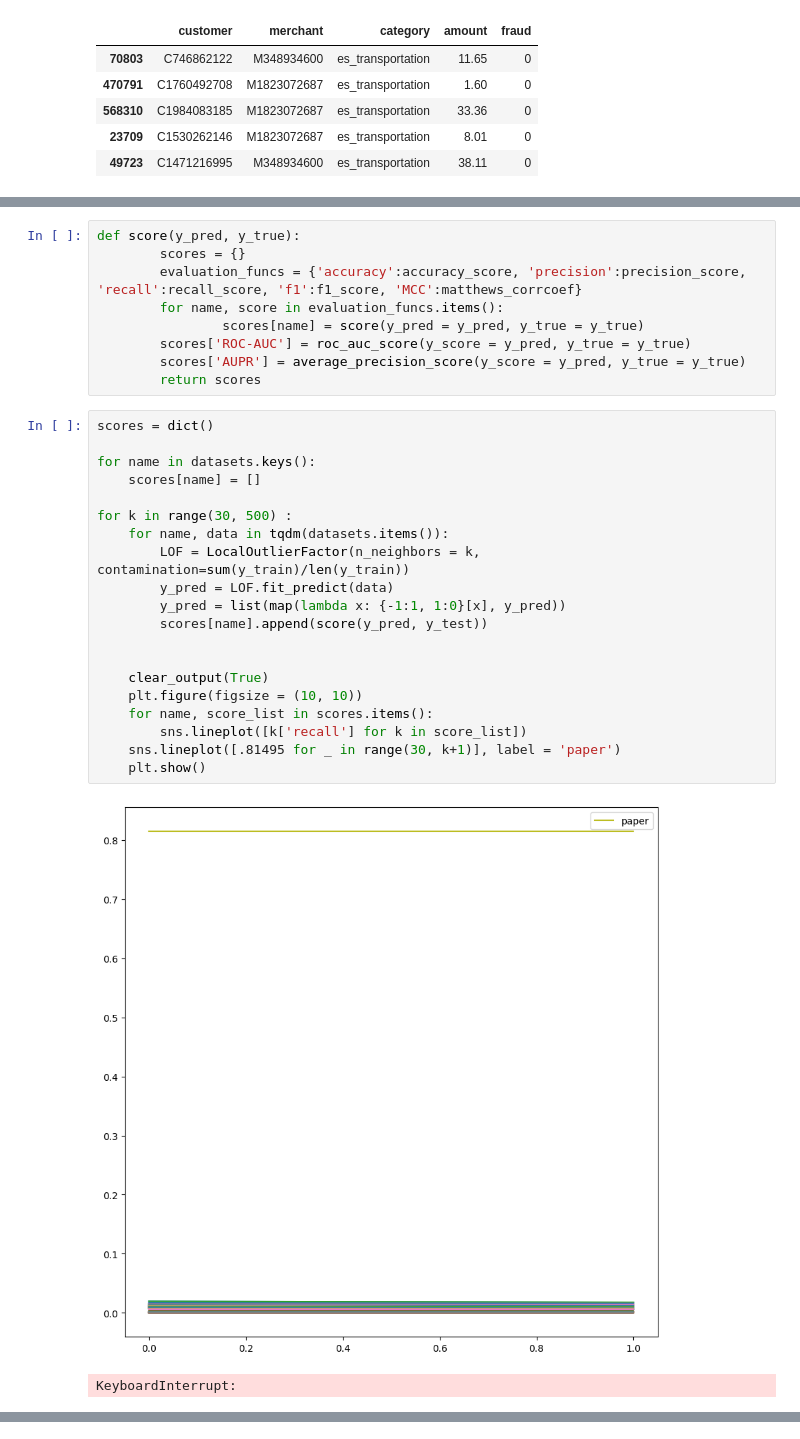
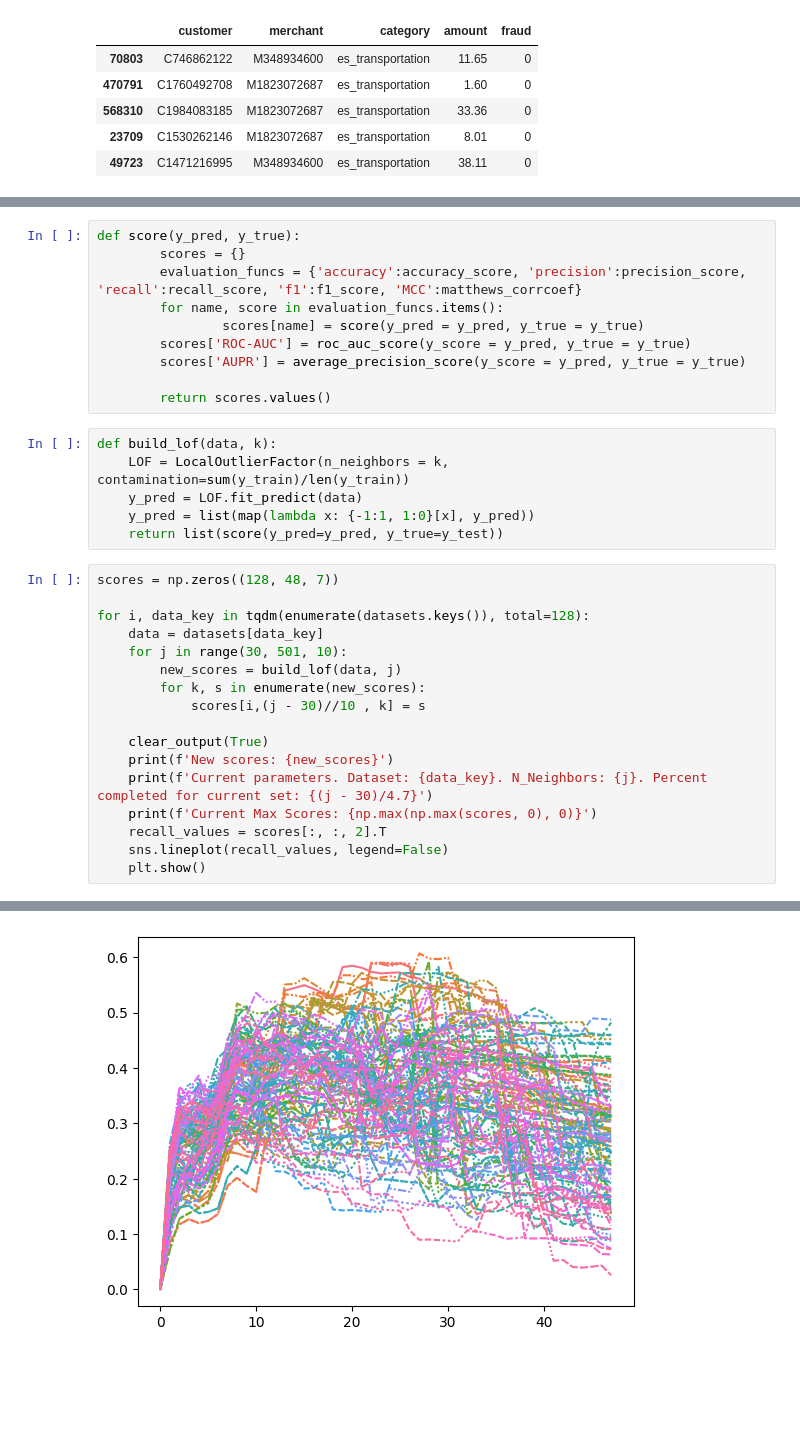
Before and after one commit to Mjh9122/fraud_detection, a Jupyter notebook: local_oultier_k_selection.ipynb, the cells around one changed output, grey strips where cells are left out. Saved outputs shown, nothing was run; the diff lists cells and outputs as text; blank space fills up the shorter version.

Commit message:
all_dataset still going

```diff
--- a/local_oultier_k_selection.ipynb
+++ b/local_oultier_k_selection.ipynb
@@ -95,27 +102,29 @@ def score(y_pred, y_true):
                 scores[name] = score(y_pred = y_pred, y_true = y_true)
         scores['ROC-AUC'] = roc_auc_score(y_score = y_pred, y_true = y_true)
         scores['AUPR'] = average_precision_score(y_score = y_pred, y_true = y_true)
-        return scores
+
+        return scores.values()
 # %%
-scores = dict()
-
-for name in datasets.keys():
-    scores[name] = []
-
-for k in range(30, 500) :
-    for name, data in tqdm(datasets.items()):
-        LOF = LocalOutlierFactor(n_neighbors = k, contamination=sum(y_train)/len(y_train))
-        y_pred = LOF.fit_predict(data)
-        y_pred = list(map(lambda x: {-1:1, 1:0}[x], y_pred))
-        scores[name].append(score(y_pred, y_test))
-
-
-    clear_output(True)
-    plt.figure(figsize = (10, 10))
-    for name, score_list in scores.items():
-        sns.lineplot([k['recall'] for k in score_list])
-    sns.lineplot([.81495 for _ in range(30, k+1)], label = 'paper')
-    plt.show()
+def build_lof(data, k):
+    LOF = LocalOutlierFactor(n_neighbors = k, contamination=sum(y_train)/len(y_train))
+    y_pred = LOF.fit_predict(data)
+    y_pred = list(map(lambda x: {-1:1, 1:0}[x], y_pred))
+    return list(score(y_pred=y_pred, y_true=y_test))
-# %% [output]
-[figure, removed]
-KeyboardInterrupt:
+# %%
+scores = np.zeros((128, 48, 7))
+
+for i, data_key in tqdm(enumerate(datasets.keys()), total=128):
+    data = datasets[data_key]
+    for j in range(30, 501, 10):
+        new_scores = build_lof(data, j)
+        for k, s in enumerate(new_scores):
+            scores[i,(j - 30)//10 , k] = s
+
+    clear_output(True)
+    print(f'New scores: {new_scores}')
+    print(f'Current parameters. Dataset: {data_key}. N_Neighbors: {j}. Percent completed for current set: {(j - 30)/4.7}')
+    print(f'Current Max Scores: {np.max(np.max(scores, 0), 0)}')
+    recall_values = scores[:, :, 2].T
+    sns.lineplot(recall_values, legend=False)
+    plt.show()
+# %% [output]
@@ -121,0 +135 @@ KeyboardInterrupt:
+[figure, added]
```
Also changed, not shown: parts of 10 cells of this notebook, 52 other files.
